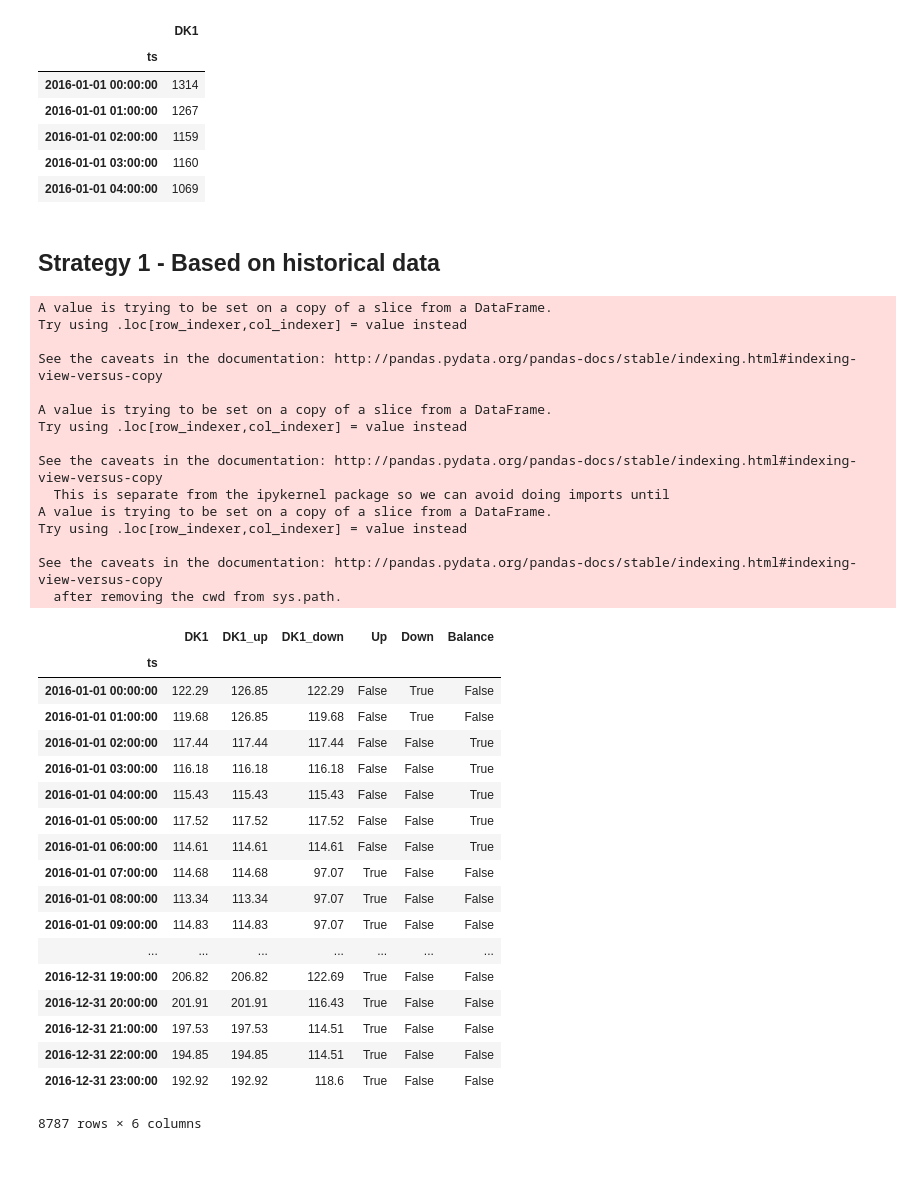
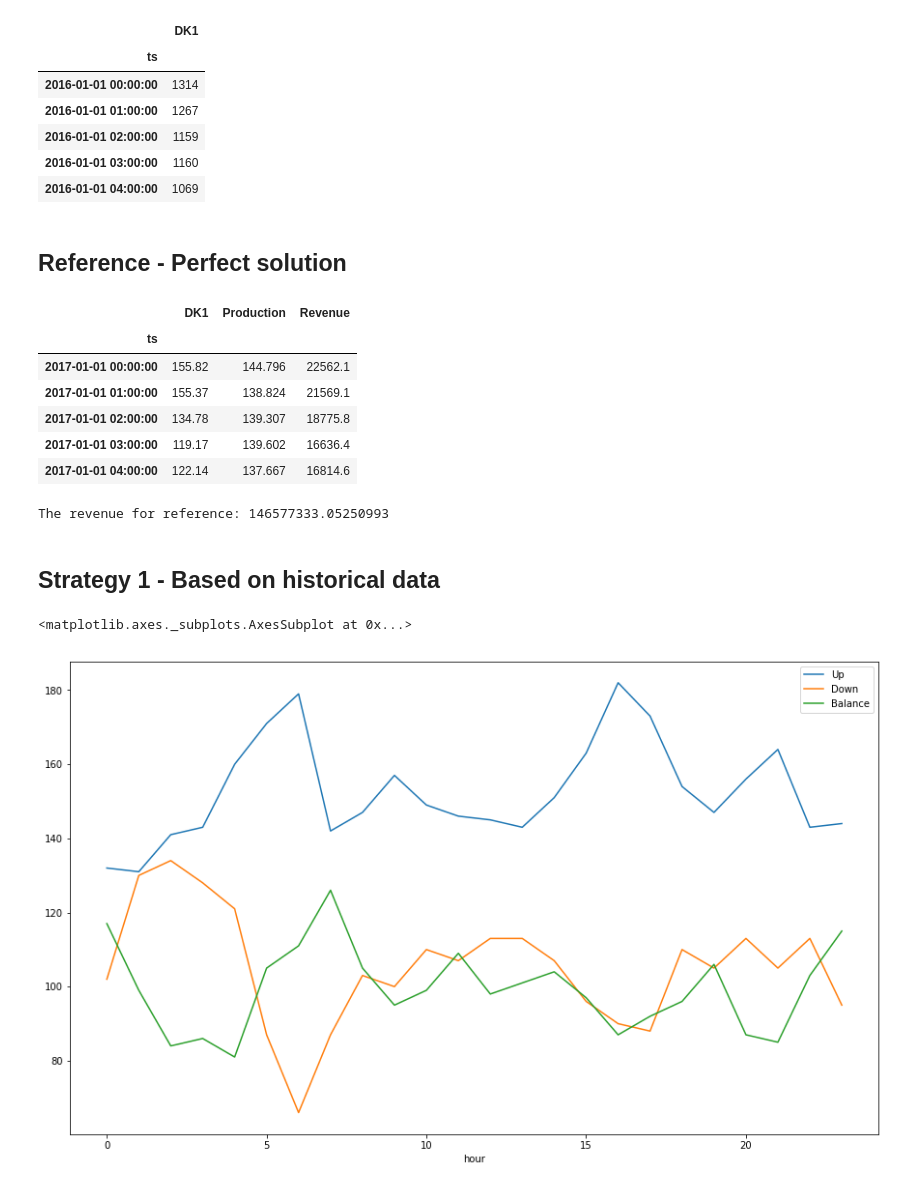
Before and after one commit to lucasblt/ren-elec-markets, a Jupyter notebook: assignment2/assignment2.ipynb, the cells around one changed output. Drawn from its saved outputs; the diff is of its cells as text; code cells hidden in the pictures; blank space fills up the shorter version.

```diff
--- a/assignment2/assignment2.ipynb
+++ b/assignment2/assignment2.ipynb
@@ -150,46 +150,39 @@ wind_power_2016.head()
 | 2016-01-01 02:00:00 | 1159 |
 | 2016-01-01 03:00:00 | 1160 |
 | 2016-01-01 04:00:00 | 1069 |
+# %% [markdown]
+## Reference - Perfect solution
+# %%
+reference = pd.DataFrame()
+reference = prices[prices.index.year == 2017].drop(['DK1_up', 'DK1_down'],axis=1)
+reference['Production'] = forecast_df['meas'].values/1000
+reference['Revenue'] = reference['Production']*reference['DK1']
+reference_revenue = reference['Revenue'].sum()
+reference.head()
+# %% [output]
+|  | DK1 | Production | Revenue |
+| ts |  |  |  |
+| 2017-01-01 00:00:00 | 155.82 | 144.796 | 22562.1 |
+| 2017-01-01 01:00:00 | 155.37 | 138.824 | 21569.1 |
+| 2017-01-01 02:00:00 | 134.78 | 139.307 | 18775.8 |
+| 2017-01-01 03:00:00 | 119.17 | 139.602 | 16636.4 |
+| 2017-01-01 04:00:00 | 122.14 | 137.667 | 16814.6 |
+# %%
+print('The revenue for reference: {}'.format(reference_revenue))
+# %% [output]
+The revenue for reference: 146577333.05250993
 # %% [markdown]
 ## Strategy 1 - Based on historical data
 # %%
 prices2016 = prices[prices.index.year == 2016]
+prices2016 = prices2016.astype(float).round({'DK1': 0, 'DK1_up': 0, 'DK1_down': 0})
 prices2016['Up'] = ((prices2016['DK1'] == prices2016['DK1_up']) & (prices2016['DK1_down'] != prices2016['DK1_up']))
 prices2016['Down'] = ((prices2016['DK1'] == prices2016['DK1_down']) & (prices2016['DK1_down'] != prices2016['DK1_up']))
 prices2016['Balance'] = (prices2016['DK1_up'] == prices2016['DK1_down'])
-prices2016
+prices2016 = prices2016*1
+prices2016['hour'] = prices2016.index.hour
+hist_up_down = prices2016.groupby('hour').agg({"Up": "sum", "Down": "sum", "Balance": "sum"})
+hist_up_down.plot(figsize=(15,9))
 # %% [output]
-A value is trying to be set on a copy of a slice from a DataFrame.
-Try using .loc[row_indexer,col_indexer] = value instead
-
-See the caveats in the documentation: http://pandas.pydata.org/pandas-docs/stable/indexing.html#indexing-view-versus-copy
-
-A value is trying to be set on a copy of a slice from a DataFrame.
-Try using .loc[row_indexer,col_indexer] = value instead
-
-See the caveats in the documentation: http://pandas.pydata.org/pandas-docs/stable/indexing.html#indexing-view-versus-copy
-  This is separate from the ipykernel package so we can avoid doing imports until
-A value is trying to be set on a copy of a slice from a DataFrame.
-Try using .loc[row_indexer,col_indexer] = value instead
-
-See the caveats in the documentation: http://pandas.pydata.org/pandas-docs/stable/indexing.html#indexing-view-versus-copy
-  after removing the cwd from sys.path.
+<matplotlib.axes._subplots.AxesSubplot at 0x...>
-|  | DK1 | DK1_up | DK1_down | Up | Down | Balance |
-| ts |  |  |  |  |  |  |
-| 2016-01-01 00:00:00 | 122.29 | 126.85 | 122.29 | False | True | False |
-| 2016-01-01 01:00:00 | 119.68 | 126.85 | 119.68 | False | True | False |
-| 2016-01-01 02:00:00 | 117.44 | 117.44 | 117.44 | False | False | True |
-| 2016-01-01 03:00:00 | 116.18 | 116.18 | 116.18 | False | False | True |
-| 2016-01-01 04:00:00 | 115.43 | 115.43 | 115.43 | False | False | True |
-| 2016-01-01 05:00:00 | 117.52 | 117.52 | 117.52 | False | False | True |
-| 2016-01-01 06:00:00 | 114.61 | 114.61 | 114.61 | False | False | True |
-| 2016-01-01 07:00:00 | 114.68 | 114.68 | 97.07 | True | False | False |
-| 2016-01-01 08:00:00 | 113.34 | 113.34 | 97.07 | True | False | False |
-| 2016-01-01 09:00:00 | 114.83 | 114.83 | 97.07 | True | False | False |
-| ... | ... | ... | ... | ... | ... | ... |
-| 2016-12-31 19:00:00 | 206.82 | 206.82 | 122.69 | True | False | False |
-| 2016-12-31 20:00:00 | 201.91 | 201.91 | 116.43 | True | False | False |
-| 2016-12-31 21:00:00 | 197.53 | 197.53 | 114.51 | True | False | False |
-| 2016-12-31 22:00:00 | 194.85 | 194.85 | 114.51 | True | False | False |
-| 2016-12-31 23:00:00 | 192.92 | 192.92 | 118.6 | True | False | False |
-8787 rows × 6 columns
+[figure, added]
```
Also changed, not shown: parts of 16 cells of this notebook, 8 other files.
